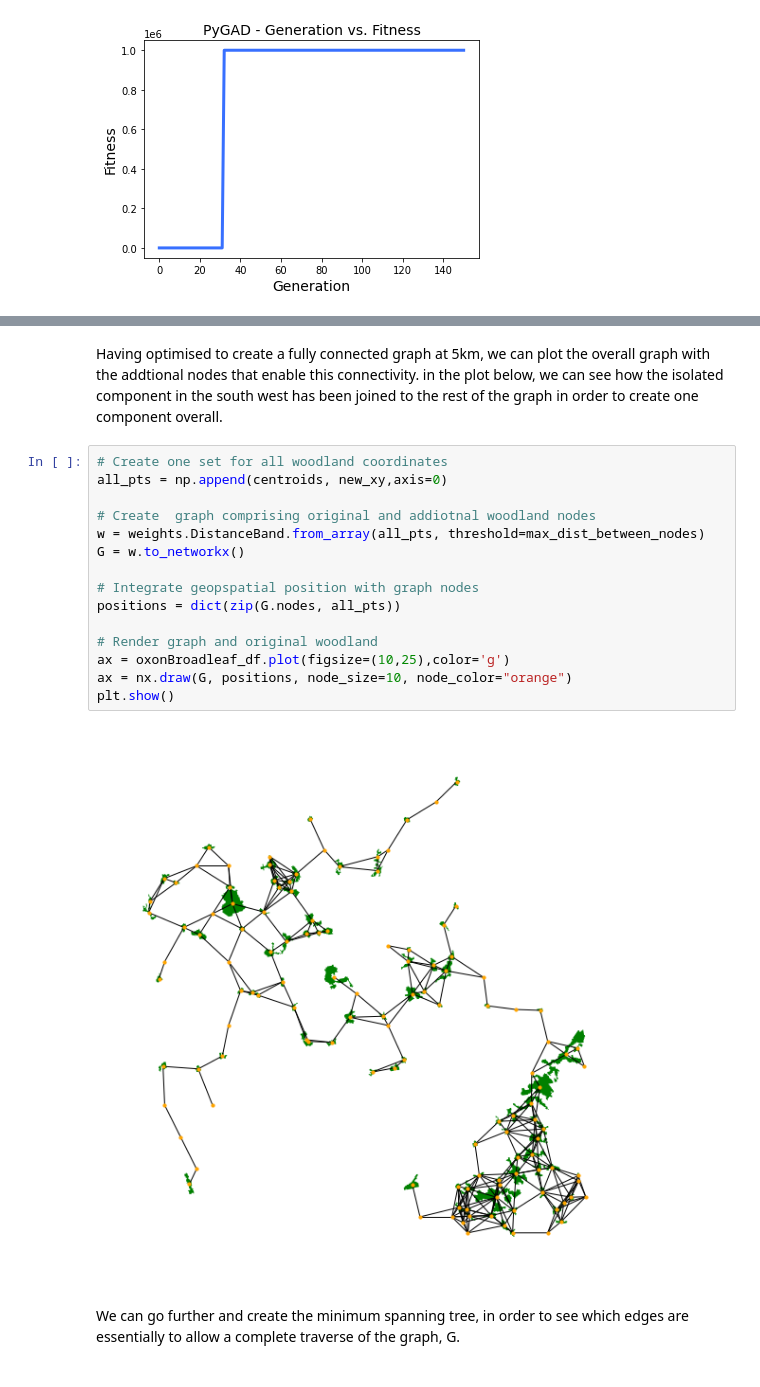
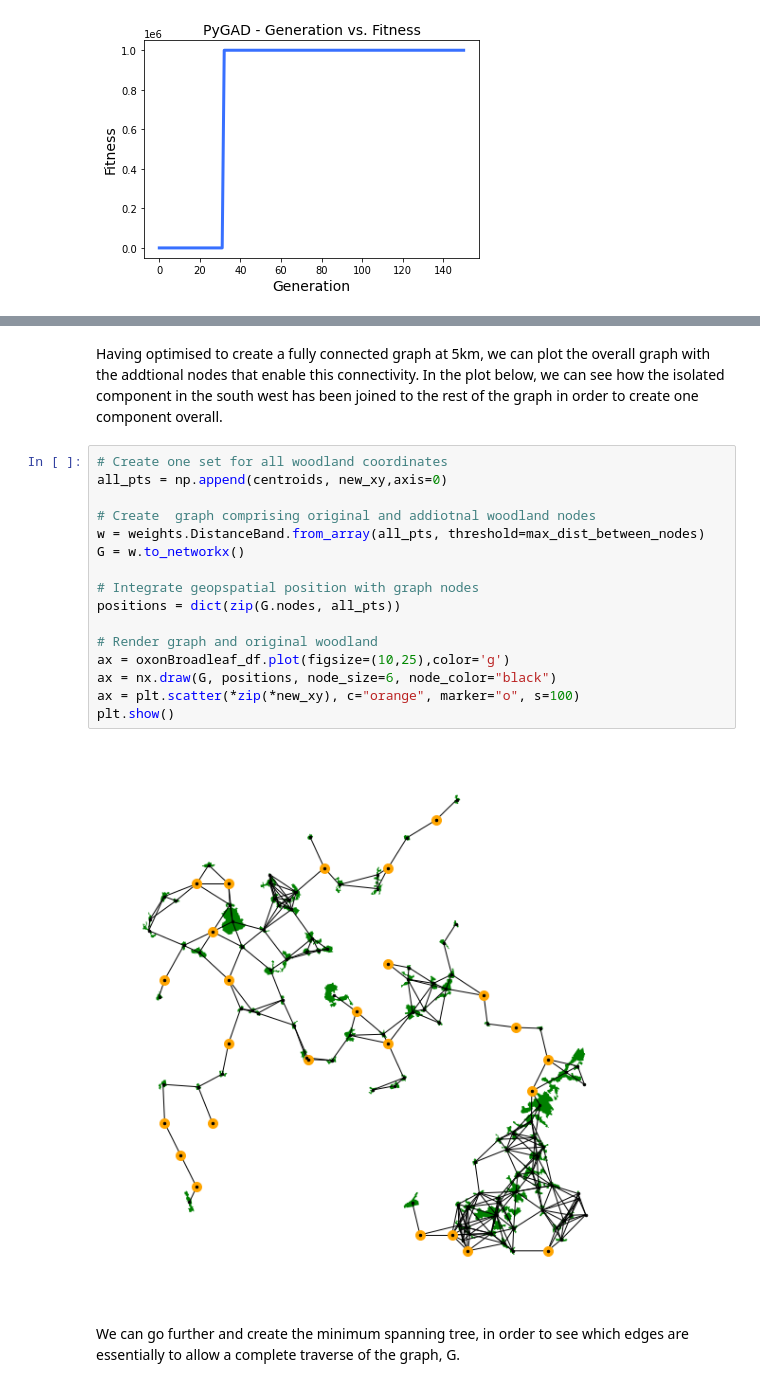
Before and after one commit to scra88le/UKterraform, a Jupyter notebook: UK Corine analysis.ipynb, the cells around one changed output, grey strips where cells are left out. Cells and saved outputs as stored; diff of their text form.

Commit message:
added some addtional colours to graph plots

```diff
--- a/UK Corine analysis.ipynb
+++ b/UK Corine analysis.ipynb
@@ -409,22 +411,23 @@ plt.show()
 # %% [markdown]
-Having optimised to create a fully connected graph at 5km, we can plot the overall graph with the addtional nodes that enable this connectivity. in the plot below, we can see how the isolated component in the south west has been joined to the rest of the graph in order to create one component overall.
+Having optimised to create a fully connected graph at 5km, we can plot the overall graph with the addtional nodes that enable this connectivity. In the plot below, we can see how the isolated component in the south west has been joined to the rest of the graph in order to create one component overall.
 # %%
 # Create one set for all woodland coordinates
 all_pts = np.append(centroids, new_xy,axis=0)
 
 # Create  graph comprising original and addiotnal woodland nodes
 w = weights.DistanceBand.from_array(all_pts, threshold=max_dist_between_nodes)
 G = w.to_networkx()
 
 # Integrate geopspatial position with graph nodes
 positions = dict(zip(G.nodes, all_pts))
 
 # Render graph and original woodland
 ax = oxonBroadleaf_df.plot(figsize=(10,25),color='g')
-ax = nx.draw(G, positions, node_size=10, node_color="orange")
+ax = nx.draw(G, positions, node_size=6, node_color="black")
+ax = plt.scatter(*zip(*new_xy), c="orange", marker="o", s=100)
 plt.show()
 # %% [output]
-[figure, old version]
+[figure, new version]
 # %% [markdown]
 We can go further and create the minimum spanning tree, in order to see which edges are essentially to allow a complete traverse of the graph, G.
 # %%
```
Also changed, not shown: parts of 2 cells of this notebook.
